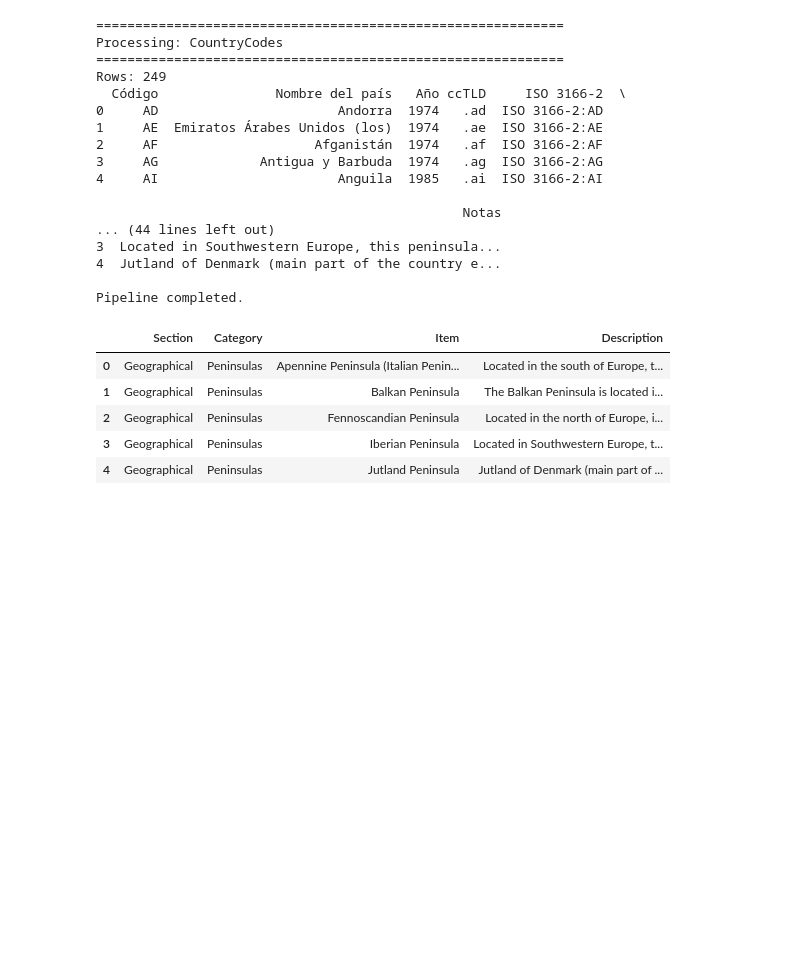
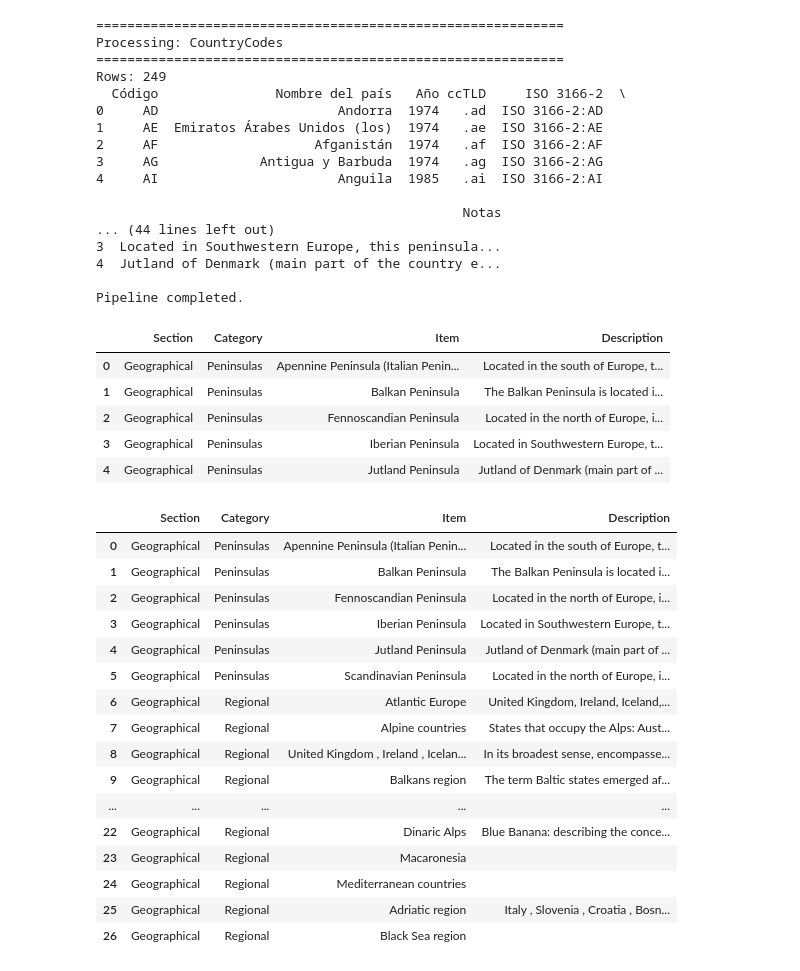
Before and after one commit to JosBerGon34/DataScienceCourse, a Jupyter notebook: notebooks/Ex3.2v3.ipynb, the cells around one changed output. Drawn from its saved outputs; the diff is of its cells as text; code cells hidden in the pictures; blank space fills up the shorter version.

```diff
--- a/notebooks/Ex3.2v3.ipynb
+++ b/notebooks/Ex3.2v3.ipynb
@@ -554,3 +554,23 @@ datasets['OfficialLanguages'].to_csv(DATA_TABLES / "EUlanguages.csv", index=Fals
 datasets['EuropeRegions'].to_csv(DATA_TABLES / "EURegions.csv", index=False, encoding="utf-8")
 # %%
 dfregions = pd.DataFrame(datasets['EuropeRegions'])
+# %%
+dfregions.head(27)
+# %% [output]
+|  | Section | Category | Item | Description |
+| 0 | Geographical | Peninsulas | Apennine Peninsula (Italian Penin... | Located in the south of Europe, t... |
+| 1 | Geographical | Peninsulas | Balkan Peninsula | The Balkan Peninsula is located i... |
+| 2 | Geographical | Peninsulas | Fennoscandian Peninsula | Located in the north of Europe, i... |
+| 3 | Geographical | Peninsulas | Iberian Peninsula | Located in Southwestern Europe, t... |
+| 4 | Geographical | Peninsulas | Jutland Peninsula | Jutland of Denmark (main part of ... |
+| 5 | Geographical | Peninsulas | Scandinavian Peninsula | Located in the north of Europe, i... |
+| 6 | Geographical | Regional | Atlantic Europe | United Kingdom, Ireland, Iceland,... |
+| 7 | Geographical | Regional | Alpine countries | States that occupy the Alps: Aust... |
+| 8 | Geographical | Regional | United Kingdom , Ireland , Icelan... | In its broadest sense, encompasse... |
+| 9 | Geographical | Regional | Balkans region | The term Baltic states emerged af... |
+| ... | ... | ... | ... | ... |
+| 22 | Geographical | Regional | Dinaric Alps | Blue Banana: describing the conce... |
+| 23 | Geographical | Regional | Macaronesia |  |
+| 24 | Geographical | Regional | Mediterranean countries |  |
+| 25 | Geographical | Regional | Adriatic region | Italy , Slovenia , Croatia , Bosn... |
+| 26 | Geographical | Regional | Black Sea region |  |
```
